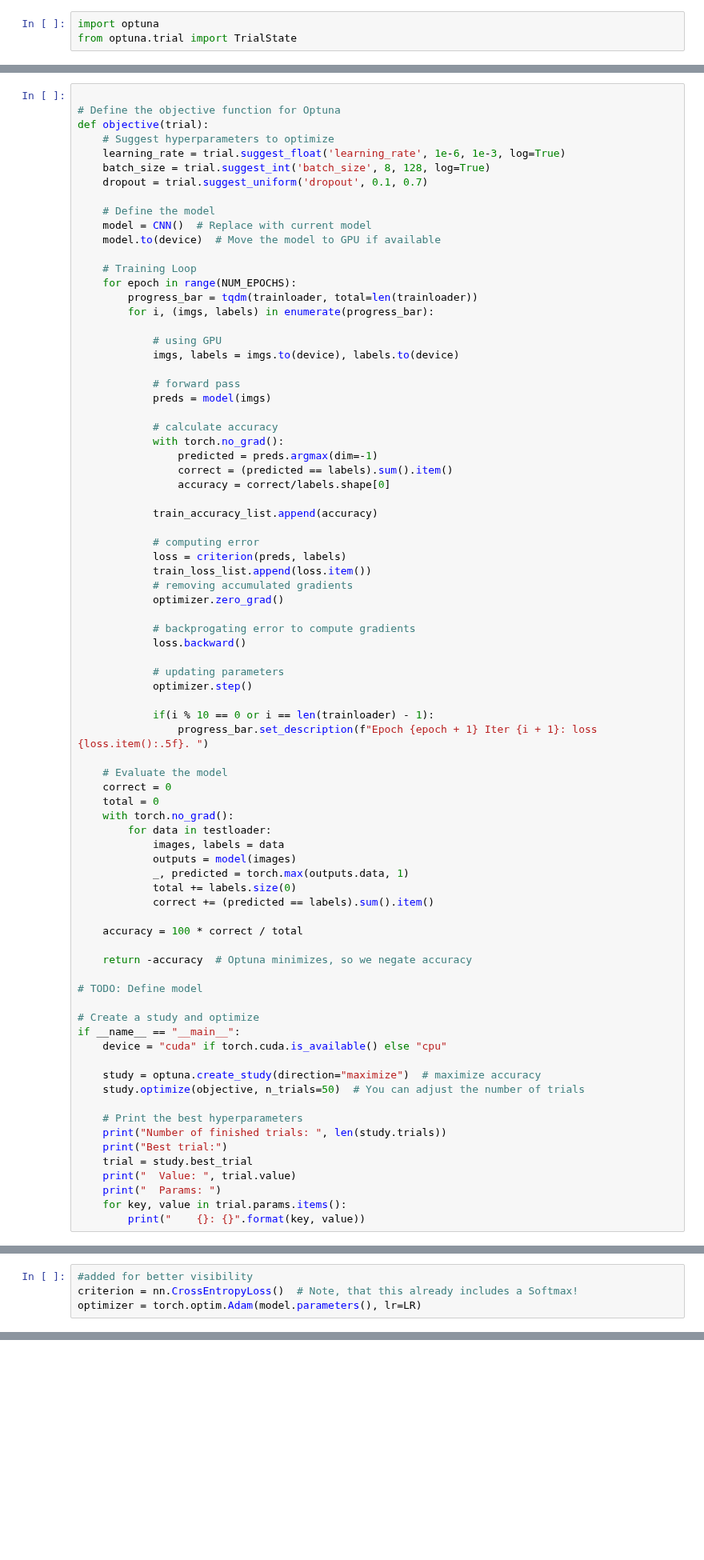
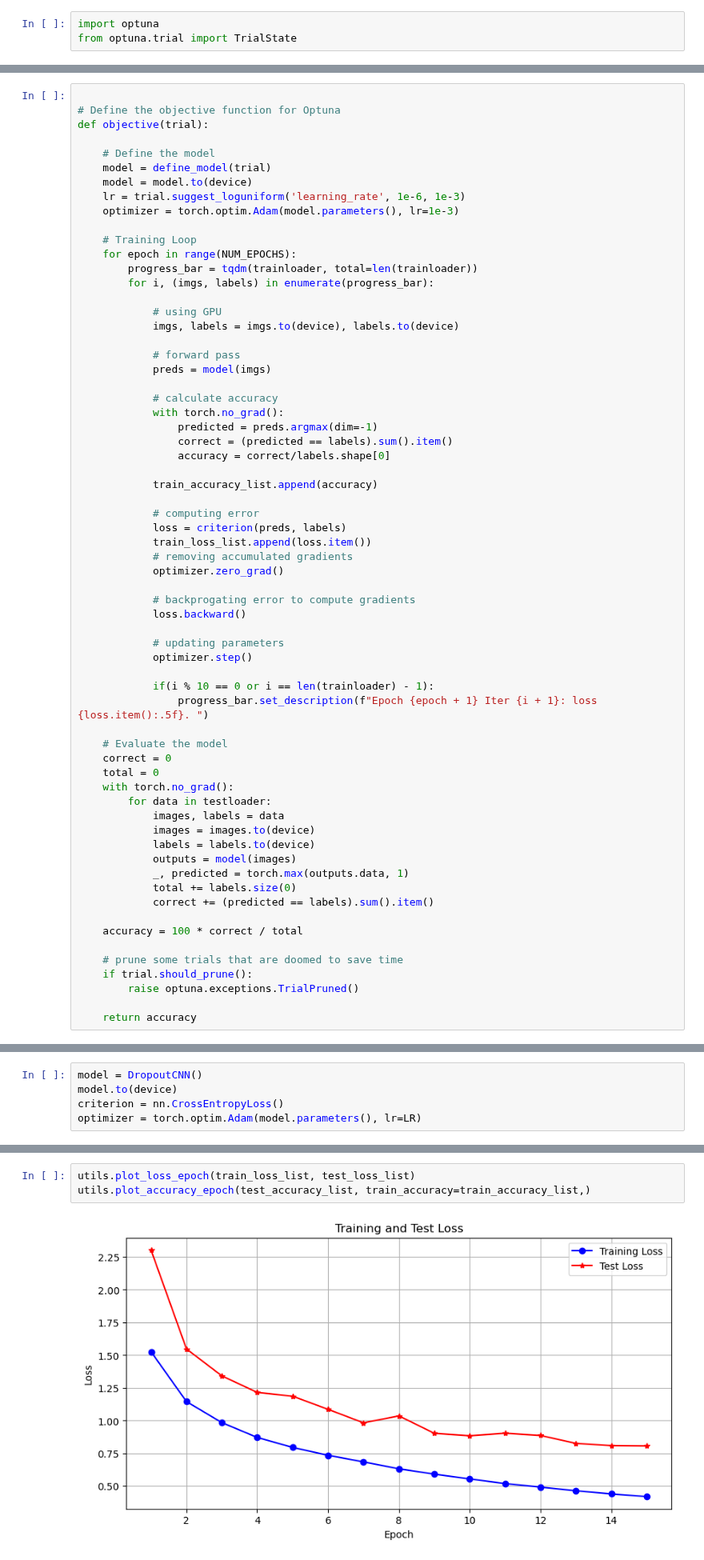
Before and after one commit to FreddieHorn/CudaVisionWS23, a Jupyter notebook: Assignment2/assignment_2_luke.ipynb, the cells around one changed output, grey strips where cells are left out. Shown at 80% size. Saved outputs shown, nothing was run; the diff lists cells and outputs as text; blank space fills up the shorter version.

```diff
--- a/Assignment2/assignment_2_luke.ipynb
+++ b/Assignment2/assignment_2_luke.ipynb
@@ -324,14 +374,12 @@ def define_model(trial):
 
 # Define the objective function for Optuna
 def objective(trial):
-    # Suggest hyperparameters to optimize
-    learning_rate = trial.suggest_float('learning_rate', 1e-6, 1e-3, log=True)
-    batch_size = trial.suggest_int('batch_size', 8, 128, log=True)
-    dropout = trial.suggest_uniform('dropout', 0.1, 0.7)
 
     # Define the model
-    model = CNN()  # Replace with current model
-    model.to(device)  # Move the model to GPU if available
+    model = define_model(trial)
+    model = model.to(device)
+    lr = trial.suggest_loguniform('learning_rate', 1e-6, 1e-3)
+    optimizer = torch.optim.Adam(model.parameters(), lr=1e-3)
 
     # Training Loop
     for epoch in range(NUM_EPOCHS):
@@ -373,6 +421,8 @@ def objective(trial):
     with torch.no_grad():
         for data in testloader:
             images, labels = data
+            images = images.to(device)
+            labels = labels.to(device)
             outputs = model(images)
             _, predicted = torch.max(outputs.data, 1)
             total += labels.size(0)
@@ -380,22 +430,8 @@ def objective(trial):
 
     accuracy = 100 * correct / total
 
-    return -accuracy  # Optuna minimizes, so we negate accuracy
+    # prune some trials that are doomed to save time
+    if trial.should_prune():
+        raise optuna.exceptions.TrialPruned()
 
-# TODO: Define model
-
-# Create a study and optimize
-if __name__ == "__main__":
-    device = "cuda" if torch.cuda.is_available() else "cpu"
-
-    study = optuna.create_study(direction="maximize")  # maximize accuracy
-    study.optimize(objective, n_trials=50)  # You can adjust the number of trials
-
-    # Print the best hyperparameters
-    print("Number of finished trials: ", len(study.trials))
-    print("Best trial:")
-    trial = study.best_trial
-    print("  Value: ", trial.value)
-    print("  Params: ")
-    for key, value in trial.params.items():
-        print("    {}: {}".format(key, value))
+    return accuracy
@@ -419,4 +526,5 @@ def define_model(trial):
 # %%
-#added for better visibility
-criterion = nn.CrossEntropyLoss()  # Note, that this already includes a Softmax!
+model = DropoutCNN()
+model.to(device)
+criterion = nn.CrossEntropyLoss()
 optimizer = torch.optim.Adam(model.parameters(), lr=LR)
@@ -561,0 +672,5 @@ study.best_params
+# %%
+utils.plot_loss_epoch(train_loss_list, test_loss_list)
+utils.plot_accuracy_epoch(test_accuracy_list, train_accuracy=train_accuracy_list,)
+# %% [output]
+[figure, added]
```
Also changed, not shown: parts of 36 cells of this notebook, 2 other files.
